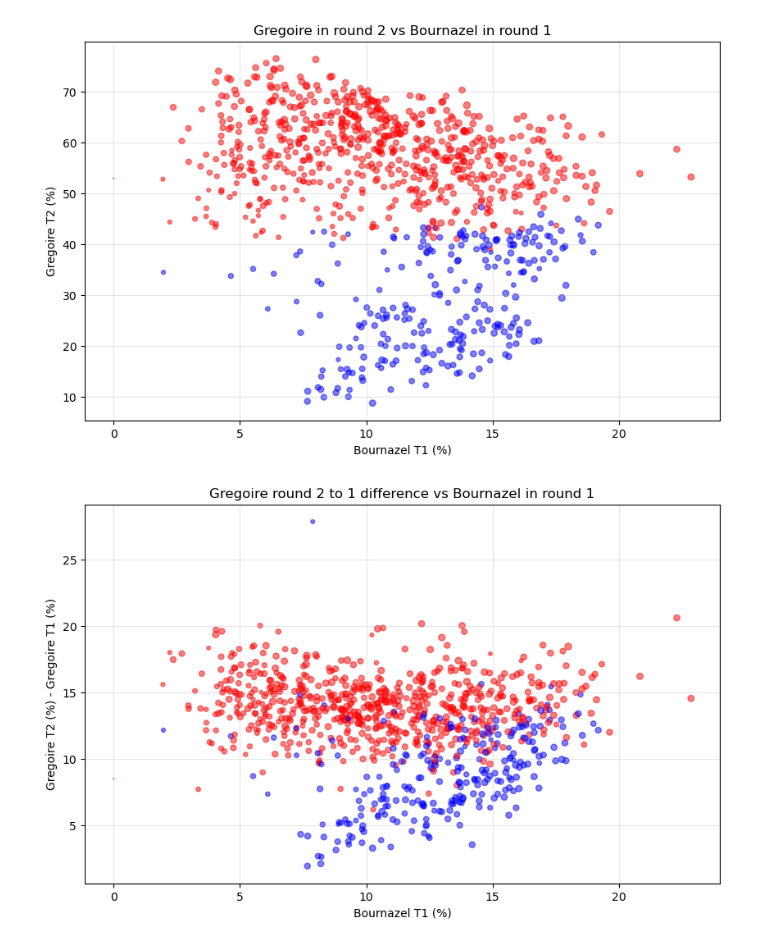
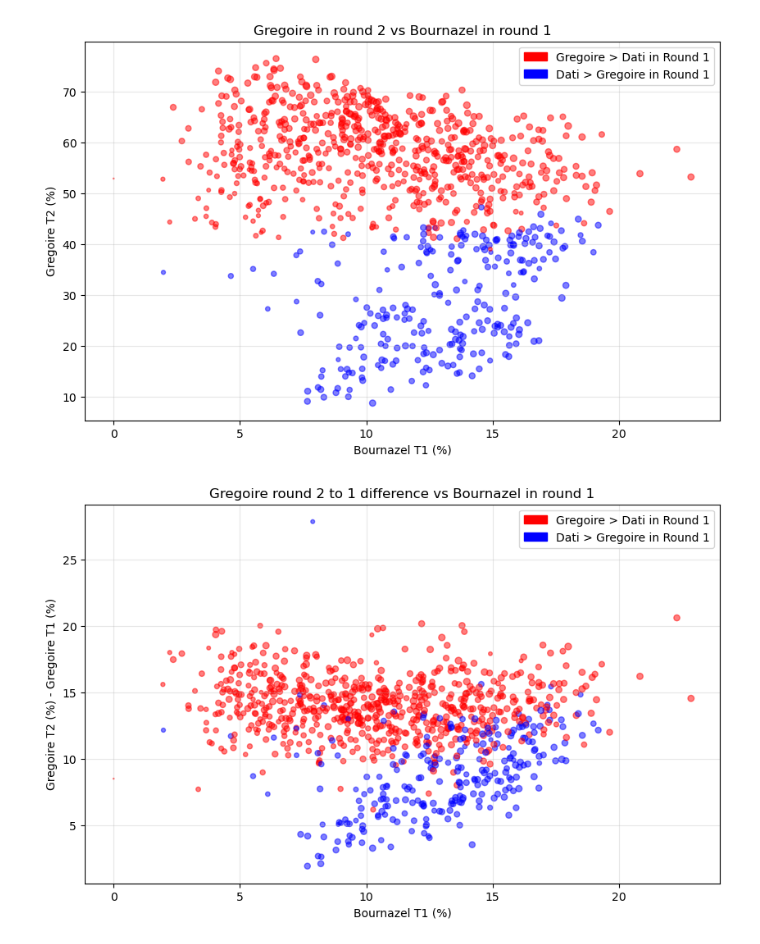
Before and after one commit to sottoviafilippo-ai/election_fluxes, a Jupyter notebook: plots_paris.ipynb, the cells around one changed output. Cells and saved outputs as stored; diff of their text form; code cells hidden in the pictures.

Commit message:
legends added

```diff
--- a/plots_paris.ipynb
+++ b/plots_paris.ipynb
@@ -21,32 +21,43 @@ dati_round1 = pd.to_numeric(df1['% Voix/exprimes 7'].astype(str).str.replace(','
 sizes = pd.to_numeric(df1['Votants'], errors='coerce').fillna(0)
 sizes = sizes/np.max(sizes)
 #modify dot sizes by number of registered voters
 scale_factor = 35
 
 colors = np.where(gregoire_round1 > dati_round1, 'red', 'blue')
 
 plt.figure(figsize=(10, 6))
 plt.title('Gregoire in round 2 vs Bournazel in round 1')
 plt.scatter(df1[col_x], df2[col_y], c = colors, s = sizes*scale_factor,alpha=0.5)
 plt.xlabel(f'Bournazel T1 (%)')
 plt.ylabel(f'Gregoire T2 (%)')
 plt.grid(True, alpha=0.3)
 # legend
 red_patch = mpatches.Patch(color='red', label='Gregoire > Dati in Round 1')
 blue_patch = mpatches.Patch(color='blue', label='Dati > Gregoire in Round 1')
 plt.legend(handles=[red_patch, blue_patch], loc='best')
 plt.show()
 
 # now plot the percent difference for Gregoire in the second round. for a finer study should take abstension into account.
 # but this is ok to that a first look at
 
 plt.figure(figsize=(10, 6))
 plt.title('Gregoire round 2 to 1 difference vs Bournazel in round 1')
 plt.scatter(df1[col_x], df2[col_y] - gregoire_round1, c = colors, s = sizes*scale_factor,alpha=0.5)
 plt.xlabel(f'Bournazel T1 (%)')
 plt.ylabel(f'Gregoire T2 (%) - Gregoire T1 (%)')
+plt.legend(handles=[red_patch, blue_patch], loc='best')
 plt.grid(True, alpha=0.3)
 plt.show()
+
+
+plt.figure(figsize=(10, 6))
+plt.title('Gregoire round 2 to 1 difference vs Chickirou in round 1')
+plt.scatter(df1['% Voix/exprimes 8'], df2[col_y] - gregoire_round1, c = colors, s = sizes*scale_factor,alpha=0.5)
+plt.xlabel(f'Chikirou T1 (%)')
+plt.ylabel(f'Gregoire T2 (%) - Gregoire T1 (%)')
+plt.legend(handles=[red_patch, blue_patch], loc='best')
+plt.grid(True, alpha=0.3)
+plt.show()
 # %% [output]
-[figure, old version]
+[figure, new version]
-[figure, old version]
+[figure, new version]
```
Also changed, not shown: parts of 1 cell of this notebook.
